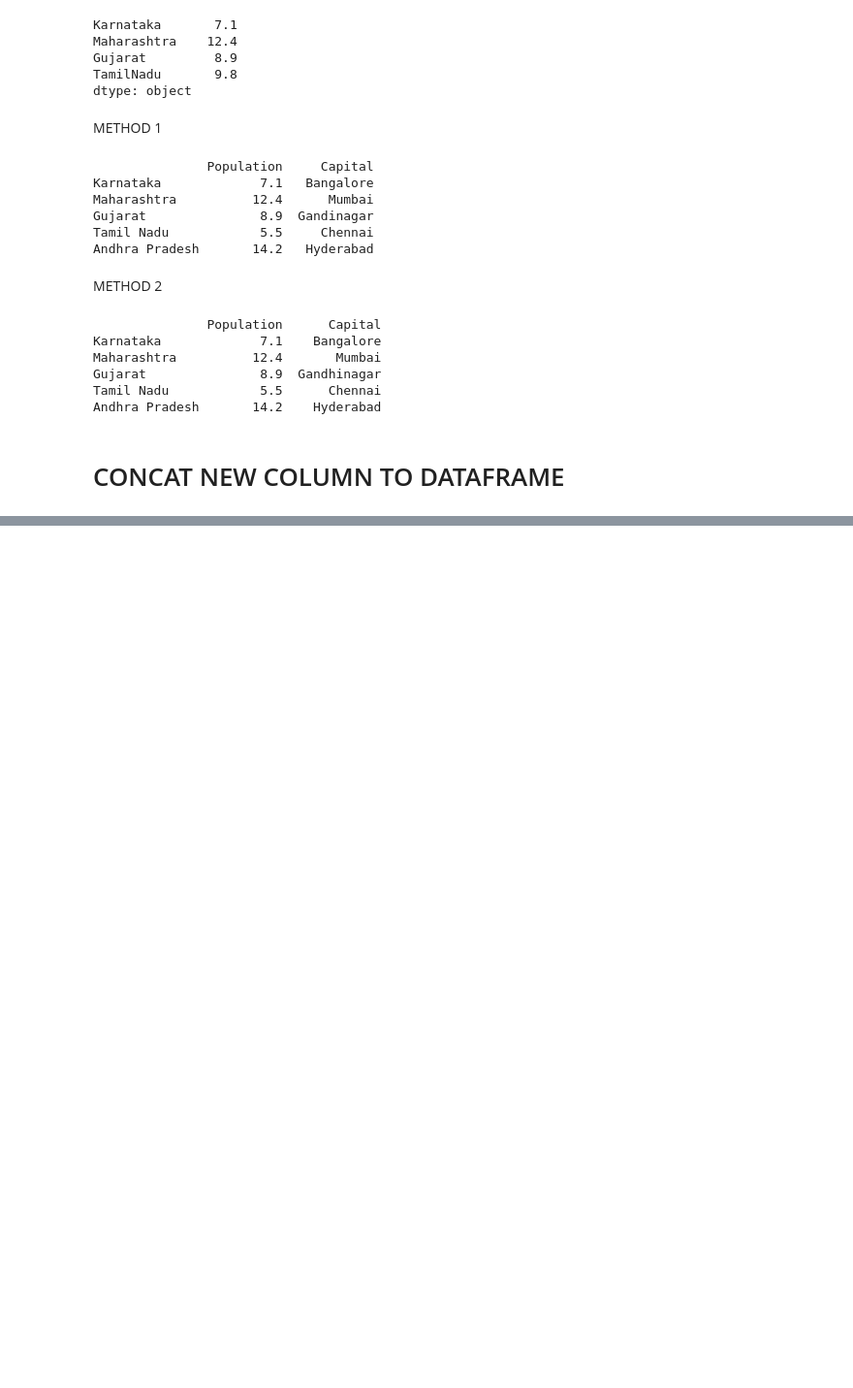
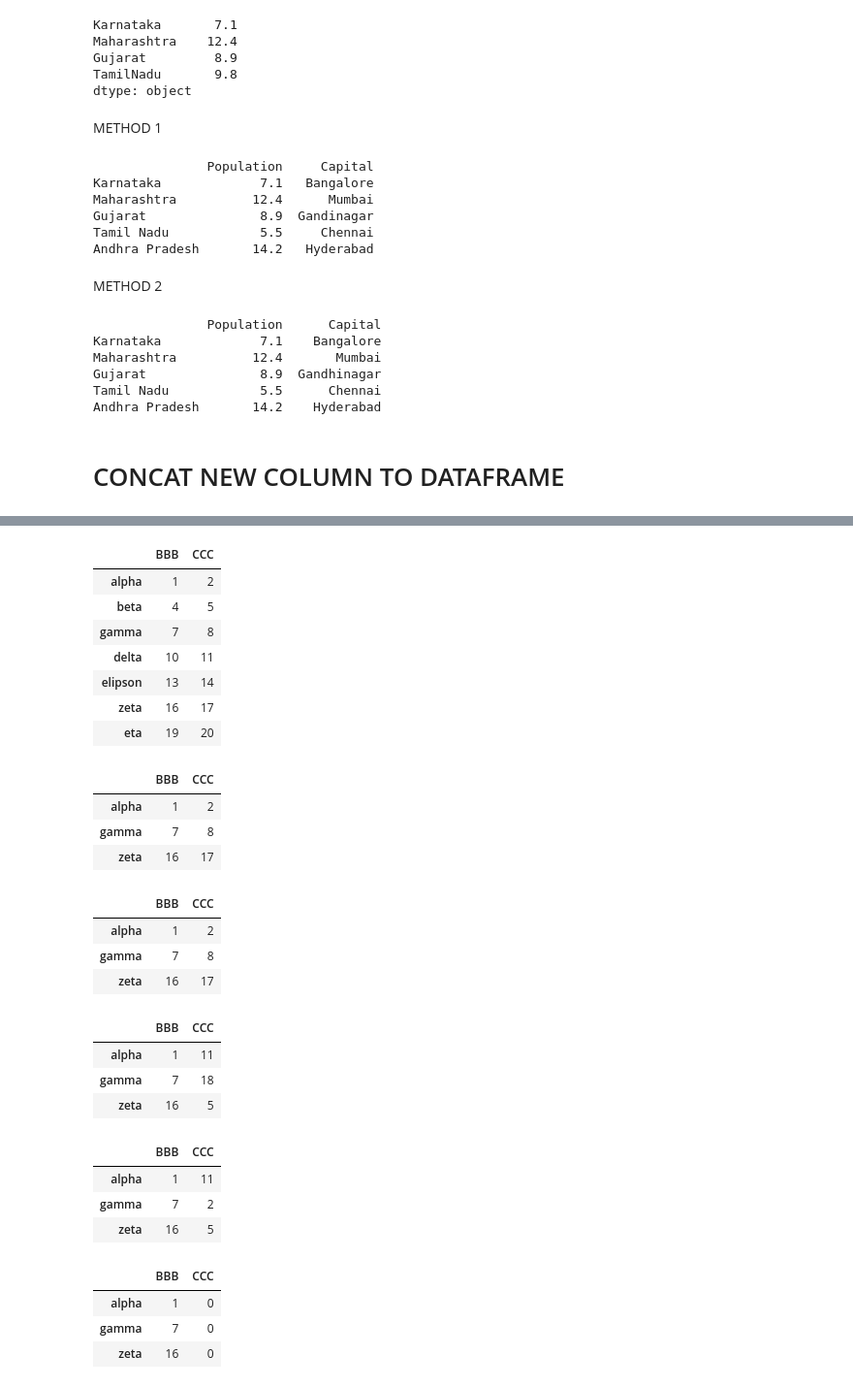
Before and after one commit to nihalnadaf/PYDATABASE, a Jupyter notebook: Pandas.ipynb, the cells around one changed output, grey strips where cells are left out. Shown at 97% size. Saved outputs shown, nothing was run; the diff lists cells and outputs as text; code cells hidden in the pictures; blank space fills up the shorter version.

```diff
--- a/Pandas.ipynb
+++ b/Pandas.ipynb
@@ -230,0 +404,50 @@ Andhra Pradesh       14.2    Hyderabad
+# %%
+df.iloc[:,1:3]
+# %% [output]
+|  | BBB | CCC |
+| alpha | 1 | 2 |
+| beta | 4 | 5 |
+| gamma | 7 | 8 |
+| delta | 10 | 11 |
+| elipson | 13 | 14 |
+| zeta | 16 | 17 |
+| eta | 19 | 20 |
+# %%
+df.iloc[:, 1:3].loc[['alpha', 'gamma', 'zeta']]
+# %% [output]
+|  | BBB | CCC |
+| alpha | 1 | 2 |
+| gamma | 7 | 8 |
+| zeta | 16 | 17 |
+# %%
+df2 = df.iloc[:, 1:3].loc[['alpha', 'gamma', 'zeta']].copy()
+df2
+# %% [output]
+|  | BBB | CCC |
+| alpha | 1 | 2 |
+| gamma | 7 | 8 |
+| zeta | 16 | 17 |
+# %%
+df2['CCC'] = Series({'alpha':11, 'gamma':18, 'zeta':5})
+df2
+# %% [output]
+|  | BBB | CCC |
+| alpha | 1 | 11 |
+| gamma | 7 | 18 |
+| zeta | 16 | 5 |
+# %%
+df2.iloc[1, 1] = 2
+df2
+# %% [output]
+|  | BBB | CCC |
+| alpha | 1 | 11 |
+| gamma | 7 | 2 |
+| zeta | 16 | 5 |
+# %%
+df2.iloc[:, 1] = 0
+df2
+# %% [output]
+|  | BBB | CCC |
+| alpha | 1 | 0 |
+| gamma | 7 | 0 |
+| zeta | 16 | 0 |
```
Also changed, not shown: parts of 20 cells of this notebook.
